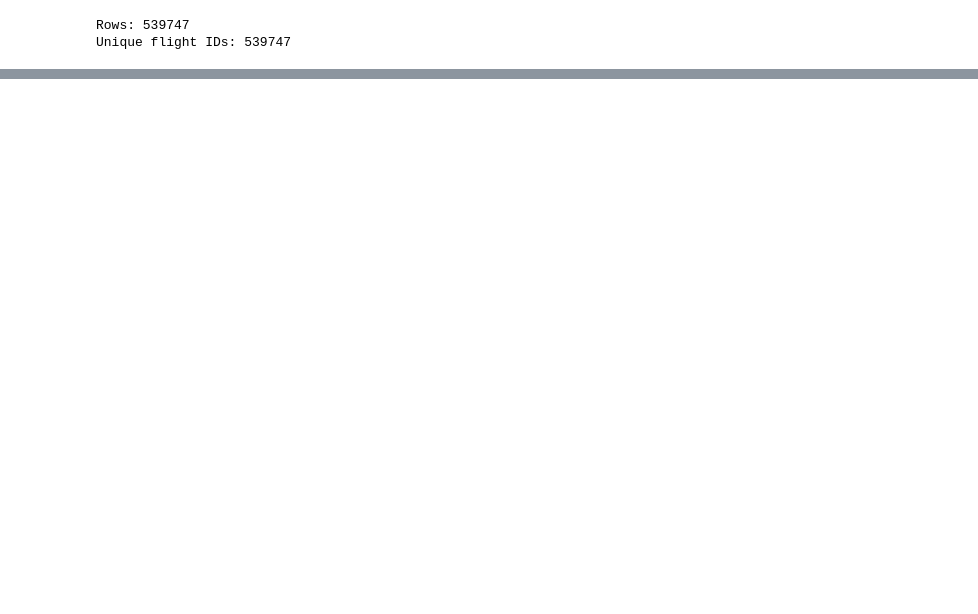
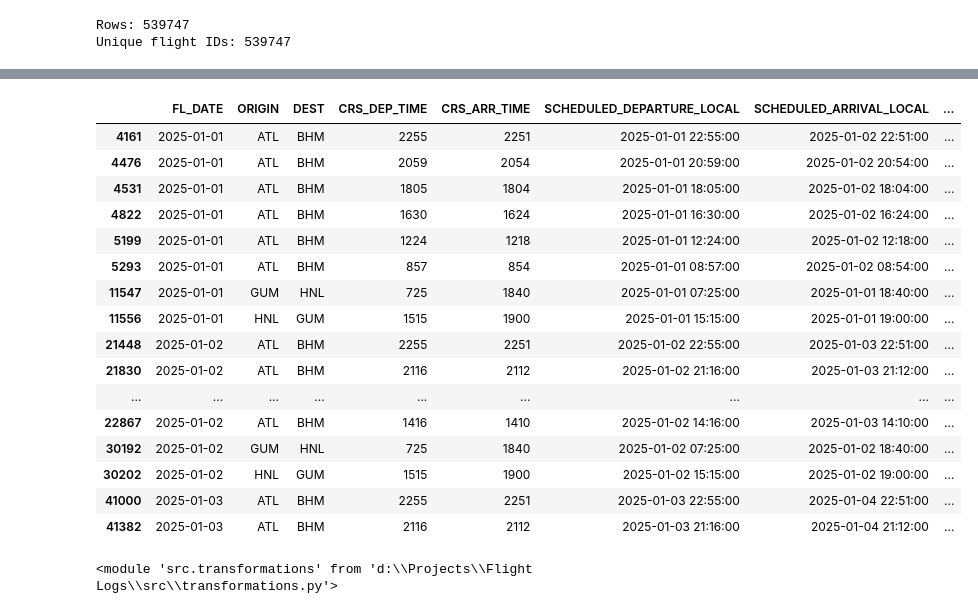
Before and after one commit to AmitParmar3/USA-Flight-Data-Visualiser, a Jupyter notebook: Notebooks/01_data_exploration.ipynb, the cells around one changed output, grey strips where cells are left out. Cells and saved outputs as stored; diff of their text form; code cells hidden in the pictures; blank space fills up the shorter version.

```diff
--- a/Notebooks/01_data_exploration.ipynb
+++ b/Notebooks/01_data_exploration.ipynb
@@ -672,0 +985,16 @@ carrier_metrics.sort_values(
+# %%
+duration_check = flight_data_timestamps[
+    [
+        "ORIGIN",
+        "DEST",
+        "CRS_ELAPSED_TIME",
+        "CALCULATED_SCHEDULED_DURATION_MIN"
+    ]
+].copy()
+
+duration_check["DURATION_DIFFERENCE"] = (
+    duration_check["CALCULATED_SCHEDULED_DURATION_MIN"]
+    - duration_check["CRS_ELAPSED_TIME"]
+)
+
+duration_check.head(20)
@@ -672,0 +1019,57 @@ carrier_metrics.sort_values(
+# %%
+duration_check["DURATION_DIFFERENCE"].describe()
+duration_check[
+    duration_check["DURATION_DIFFERENCE"].abs() == 1440
+].shape
+
+bad_duration = flight_data_timestamps[
+    (
+        (
+            flight_data_timestamps["CALCULATED_SCHEDULED_DURATION_MIN"]
+            - flight_data_timestamps["CRS_ELAPSED_TIME"]
+        ).abs() == 1440
+    )
+]
+
+bad_duration[
+    [
+        "FL_DATE",
+        "ORIGIN",
+        "DEST",
+        "CRS_DEP_TIME",
+        "CRS_ARR_TIME",
+        "SCHEDULED_DEPARTURE_LOCAL",
+        "SCHEDULED_ARRIVAL_LOCAL",
+        "SCHEDULED_DEPARTURE_AWARE",
+        "SCHEDULED_ARRIVAL_AWARE",
+        "SCHEDULED_DEPARTURE_UTC",
+        "SCHEDULED_ARRIVAL_UTC",
+        "CRS_ELAPSED_TIME",
+        "CALCULATED_SCHEDULED_DURATION_MIN"
+    ]
+].head(20)
+# %% [output]
+|  | FL_DATE | ORIGIN | DEST | CRS_DEP_TIME | CRS_ARR_TIME | SCHEDULED_DEPARTURE_LOCAL | SCHEDULED_ARRIVAL_LOCAL | ... |
+| 4161 | 2025-01-01 | ATL | BHM | 2255 | 2251 | 2025-01-01 22:55:00 | 2025-01-02 22:51:00 | ... |
+| 4476 | 2025-01-01 | ATL | BHM | 2059 | 2054 | 2025-01-01 20:59:00 | 2025-01-02 20:54:00 | ... |
+| 4531 | 2025-01-01 | ATL | BHM | 1805 | 1804 | 2025-01-01 18:05:00 | 2025-01-02 18:04:00 | ... |
+| 4822 | 2025-01-01 | ATL | BHM | 1630 | 1624 | 2025-01-01 16:30:00 | 2025-01-02 16:24:00 | ... |
+| 5199 | 2025-01-01 | ATL | BHM | 1224 | 1218 | 2025-01-01 12:24:00 | 2025-01-02 12:18:00 | ... |
+| 5293 | 2025-01-01 | ATL | BHM | 857 | 854 | 2025-01-01 08:57:00 | 2025-01-02 08:54:00 | ... |
+| 11547 | 2025-01-01 | GUM | HNL | 725 | 1840 | 2025-01-01 07:25:00 | 2025-01-01 18:40:00 | ... |
+| 11556 | 2025-01-01 | HNL | GUM | 1515 | 1900 | 2025-01-01 15:15:00 | 2025-01-01 19:00:00 | ... |
+| 21448 | 2025-01-02 | ATL | BHM | 2255 | 2251 | 2025-01-02 22:55:00 | 2025-01-03 22:51:00 | ... |
+| 21830 | 2025-01-02 | ATL | BHM | 2116 | 2112 | 2025-01-02 21:16:00 | 2025-01-03 21:12:00 | ... |
+| ... | ... | ... | ... | ... | ... | ... | ... | ... |
+| 22867 | 2025-01-02 | ATL | BHM | 1416 | 1410 | 2025-01-02 14:16:00 | 2025-01-03 14:10:00 | ... |
+| 30192 | 2025-01-02 | GUM | HNL | 725 | 1840 | 2025-01-02 07:25:00 | 2025-01-02 18:40:00 | ... |
+| 30202 | 2025-01-02 | HNL | GUM | 1515 | 1900 | 2025-01-02 15:15:00 | 2025-01-02 19:00:00 | ... |
+| 41000 | 2025-01-03 | ATL | BHM | 2255 | 2251 | 2025-01-03 22:55:00 | 2025-01-04 22:51:00 | ... |
+| 41382 | 2025-01-03 | ATL | BHM | 2116 | 2112 | 2025-01-03 21:16:00 | 2025-01-04 21:12:00 | ... |
+# %%
+import importlib
+import src.transformations as transformations
+
+importlib.reload(transformations)
+# %% [output]
+<module 'src.transformations' from 'd:\\Projects\\Flight Logs\\src\\transformations.py'>
```
Also changed, not shown: parts of 29 cells of this notebook, 2 other files.
